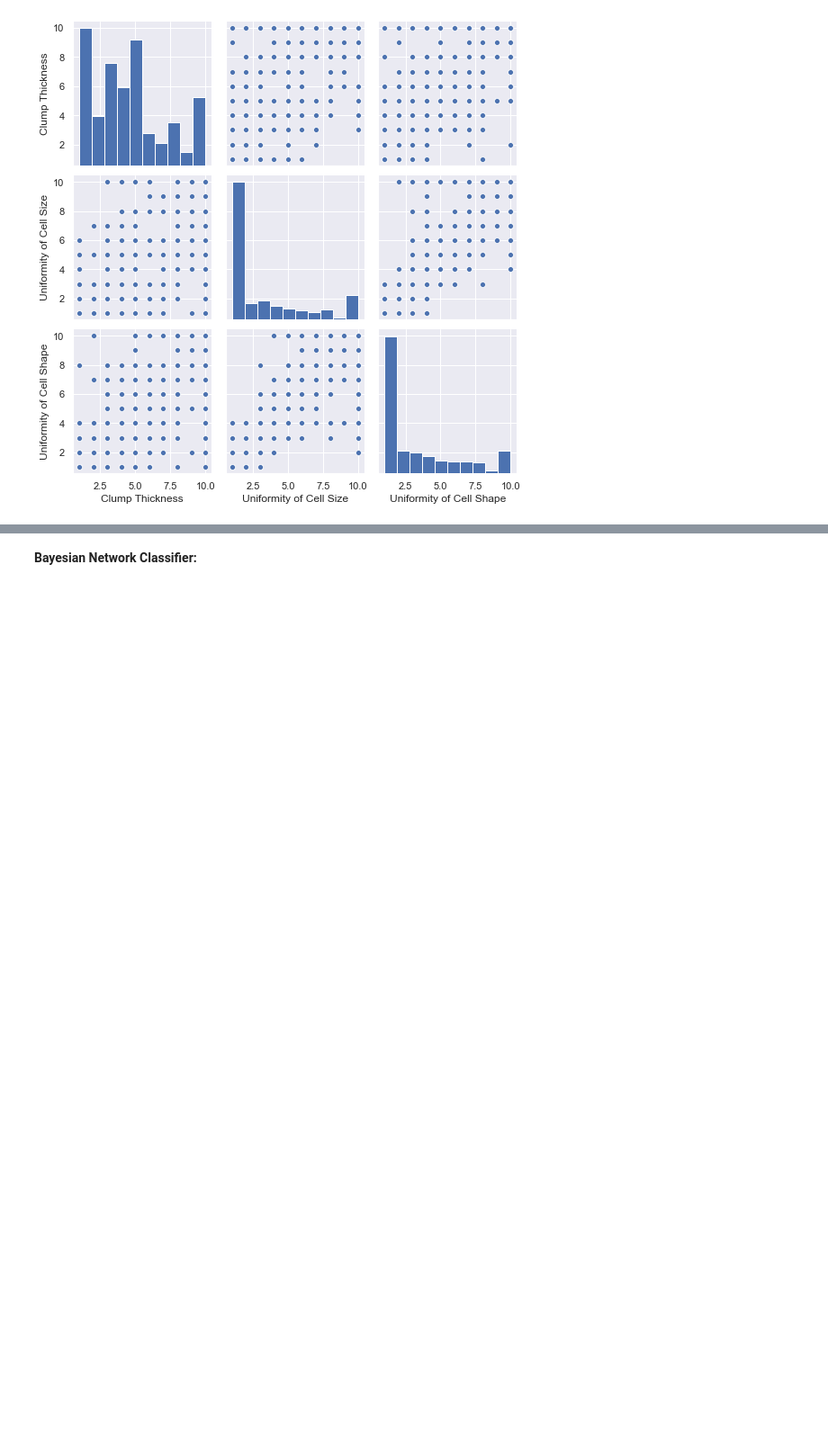
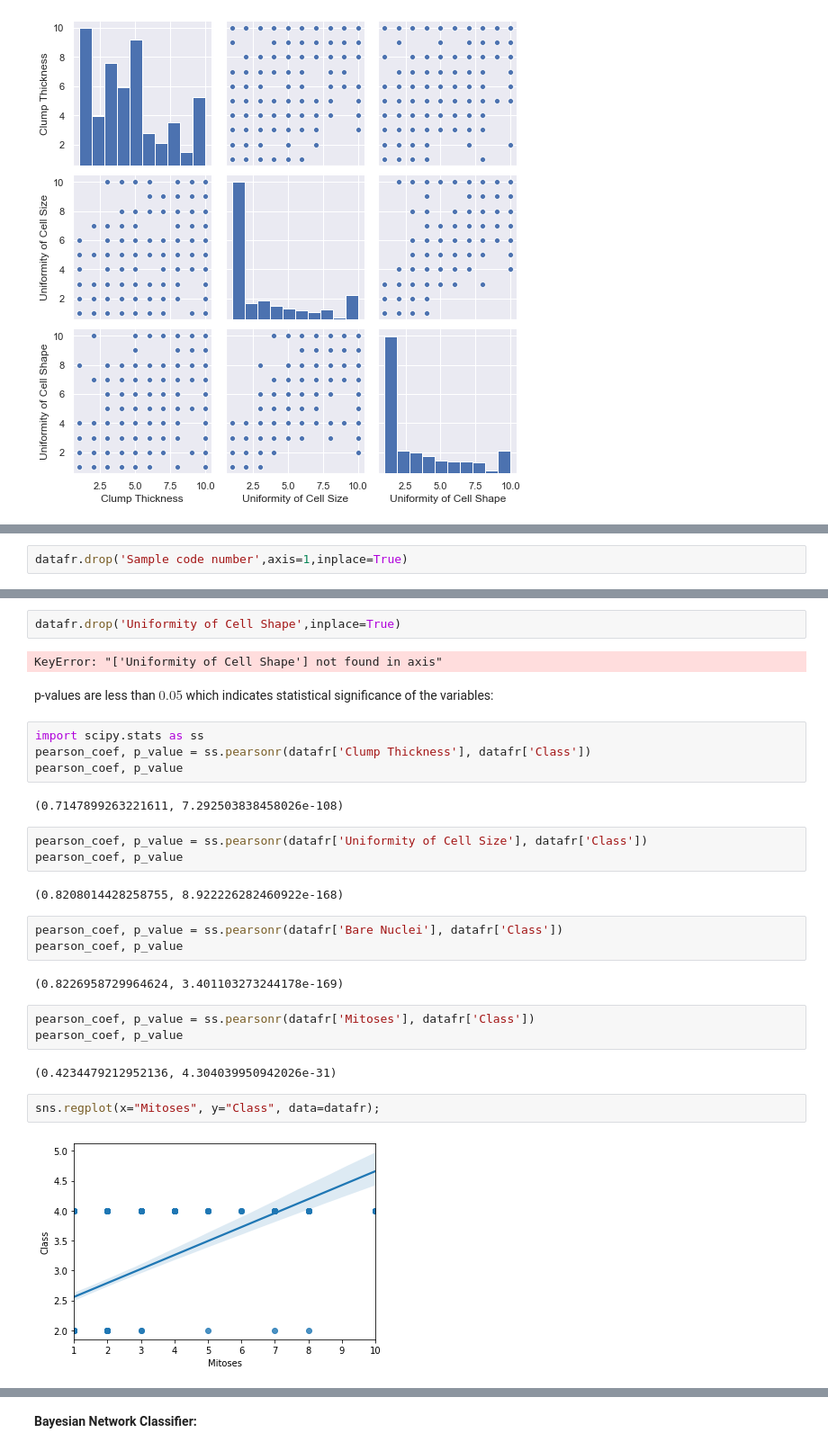
Before and after one commit to Ruairi8/ProgDAProject2, a Jupyter notebook: file1.ipynb, the cells around one changed output, grey strips where cells are left out. Shown at 90% size. Drawn from its saved outputs; the diff is of its cells as text; blank space fills up the shorter version.

Commit message:
variable correlations

```diff
--- a/file1.ipynb
+++ b/file1.ipynb
@@ -135,0 +273,2 @@ plt.show();
+# %%
+datafr.drop('Sample code number',axis=1,inplace=True)
@@ -135,0 +322,31 @@ plt.show();
+# %%
+datafr.drop('Uniformity of Cell Shape',inplace=True)
+# %% [output]
+KeyError: "['Uniformity of Cell Shape'] not found in axis"
+# %% [markdown]
+p-values are less than $0.05$ which indicates statistical significance of the variables:
+# %%
+import scipy.stats as ss
+pearson_coef, p_value = ss.pearsonr(datafr['Clump Thickness'], datafr['Class'])
+pearson_coef, p_value
+# %% [output]
+(0.7147899263221611, 7.292503838458026e-108)
+# %%
+pearson_coef, p_value = ss.pearsonr(datafr['Uniformity of Cell Size'], datafr['Class'])
+pearson_coef, p_value
+# %% [output]
+(0.8208014428258755, 8.922226282460922e-168)
+# %%
+pearson_coef, p_value = ss.pearsonr(datafr['Bare Nuclei'], datafr['Class'])
+pearson_coef, p_value
+# %% [output]
+(0.8226958729964624, 3.401103273244178e-169)
+# %%
+pearson_coef, p_value = ss.pearsonr(datafr['Mitoses'], datafr['Class'])
+pearson_coef, p_value
+# %% [output]
+(0.4234479212952136, 4.304039950942026e-31)
+# %%
+sns.regplot(x="Mitoses", y="Class", data=datafr);
+# %% [output]
+[figure, added]
```
Also changed, not shown: parts of 42 cells of this notebook.
